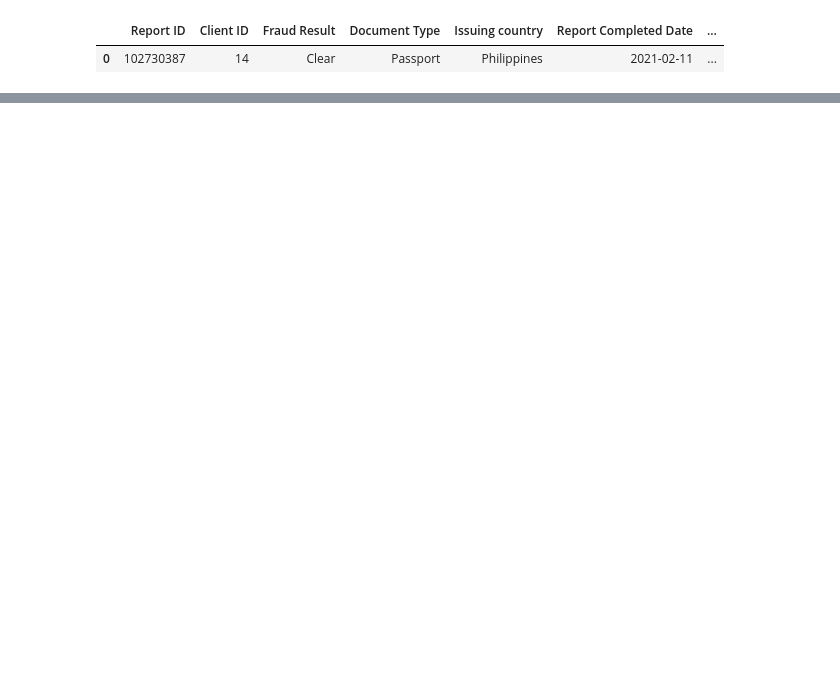
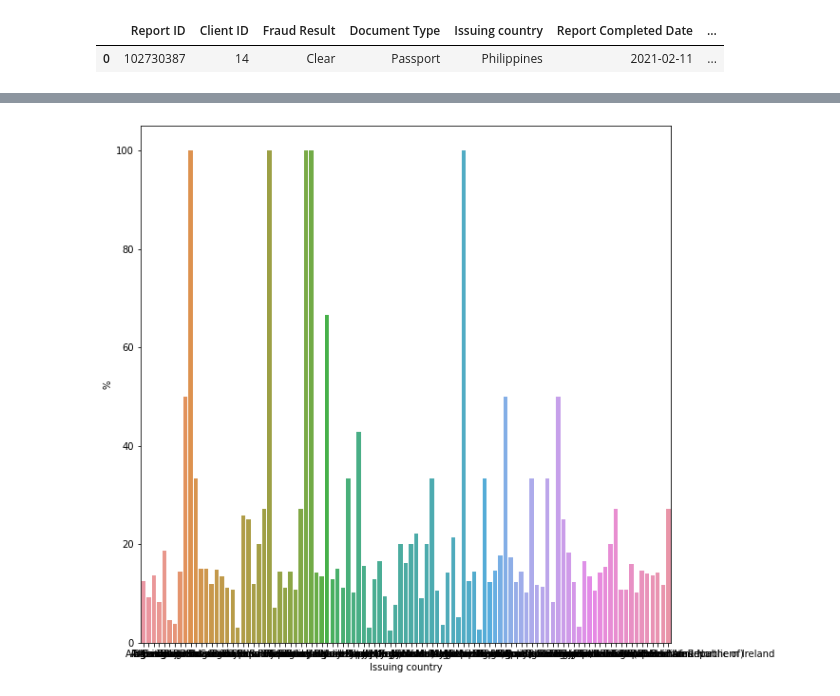
Before and after one commit to jccazes/onfido_assignment, a Jupyter notebook: onfido_assign/EDA.ipynb, the cells around one changed output, grey strips where cells are left out. Saved outputs shown, nothing was run; the diff lists cells and outputs as text; code cells hidden in the pictures; blank space fills up the shorter version.

```diff
--- a/onfido_assign/EDA.ipynb
+++ b/onfido_assign/EDA.ipynb
@@ -364,0 +466,8 @@ report.groupby('Task Type')
+# %%
+zizi = tmp.groupby('Agency (Manual Processing Organisation)').agg({'Issuing country': 'value_counts'})
+# %%
+zizi = zizi.rename(columns = {'Issuing country': 'total_count'})
+# %%
+zozo = zaza.join(zizi)
+# %%
+zozo['%'] = (zozo['Issuing country']/zozo['total_count'])*100
@@ -364,0 +491,9 @@ report.groupby('Task Type')
+# %%
+fig, ax = plt.subplots(figsize = (10,10))
+
+ax = sns.barplot(x = 'Issuing country',
+                 y = '%',
+                 data = zozo.loc[(1,slice(None),'Suspected')].\
+                 rename(columns = {'Issuing country': 'count_country'}).reset_index())
+# %% [output]
+[figure, added]
```
Also changed, not shown: parts of 11 cells of this notebook.
